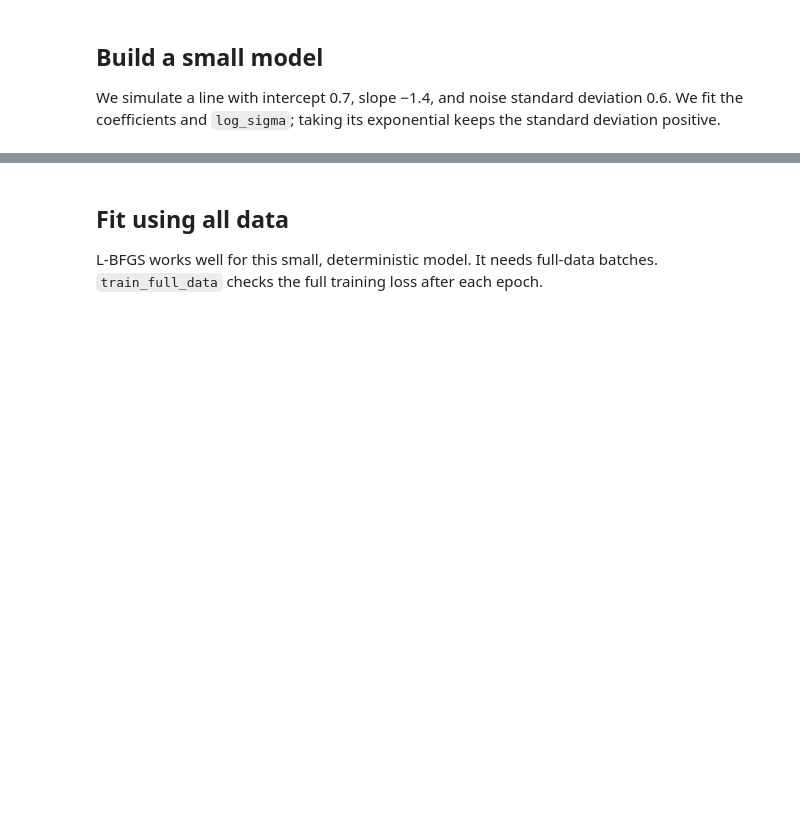
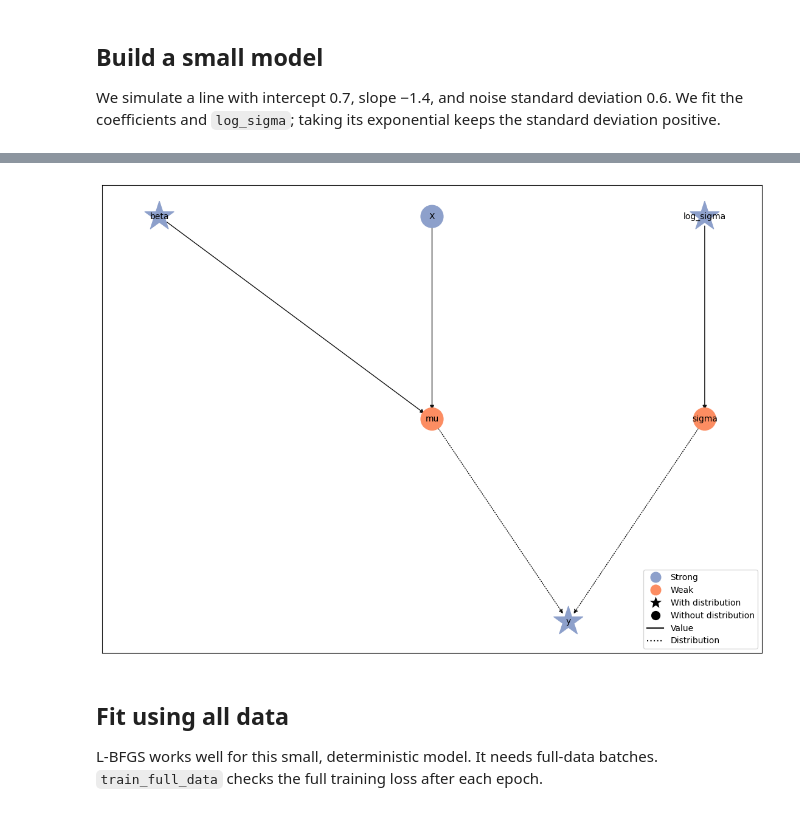
Before and after one commit to liesel-devs/liesel, a Jupyter notebook: docs/source/tutorials/notebooks/09-liesel-optim-basic.ipynb, the cells around one changed output, grey strips where cells are left out. Saved outputs shown, nothing was run; the diff lists cells and outputs as text; code cells hidden in the pictures; blank space fills up the shorter version.

Commit message:
Generate tutorial model graphs with Graphviz during docs builds

```diff
--- a/docs/source/tutorials/notebooks/09-liesel-optim-basic.ipynb
+++ b/docs/source/tutorials/notebooks/09-liesel-optim-basic.ipynb
@@ -43,3 +41,7 @@ The graph below shows the output of `model.plot()`.
+# %%
+model.plot()
+# %% [output]
+[figure, added]
 # %% [markdown]
 ## Fit using all data
 
```
Also changed, not shown: parts of 1 cell of this notebook, 5 other files.
